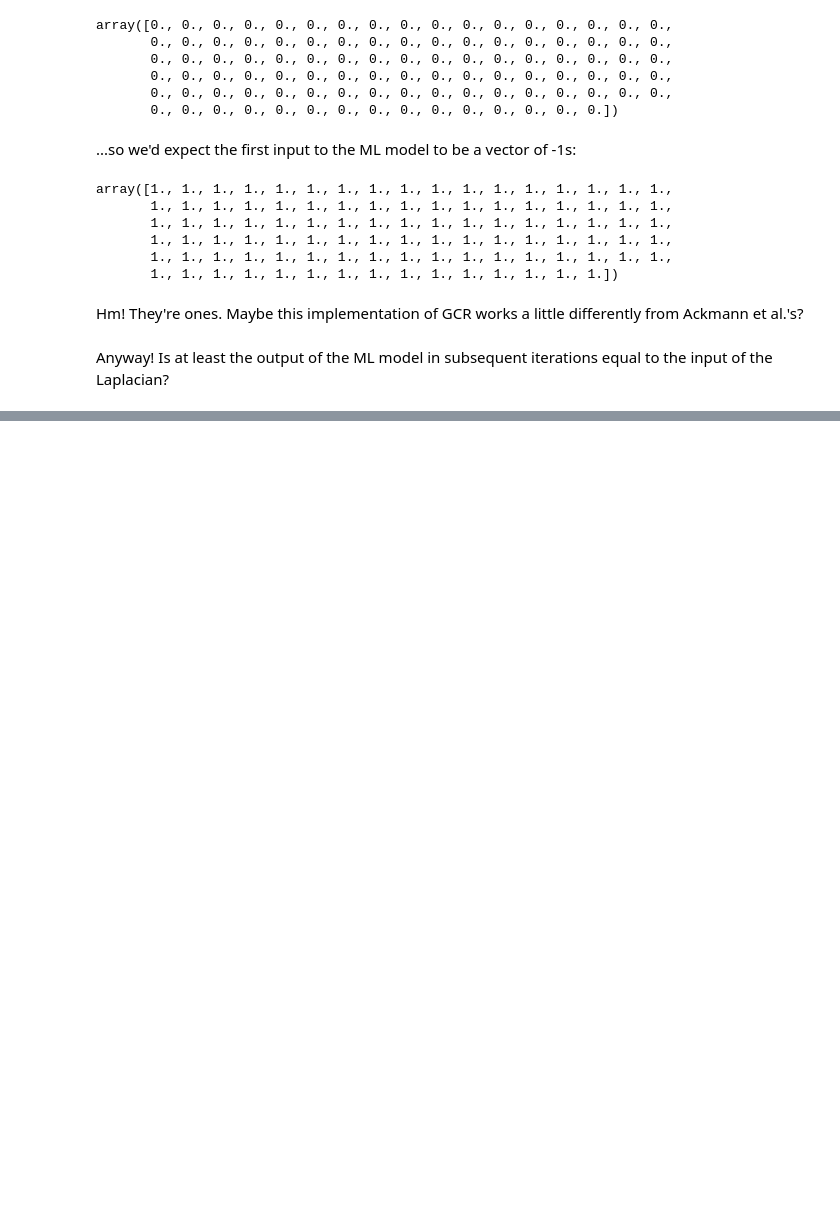
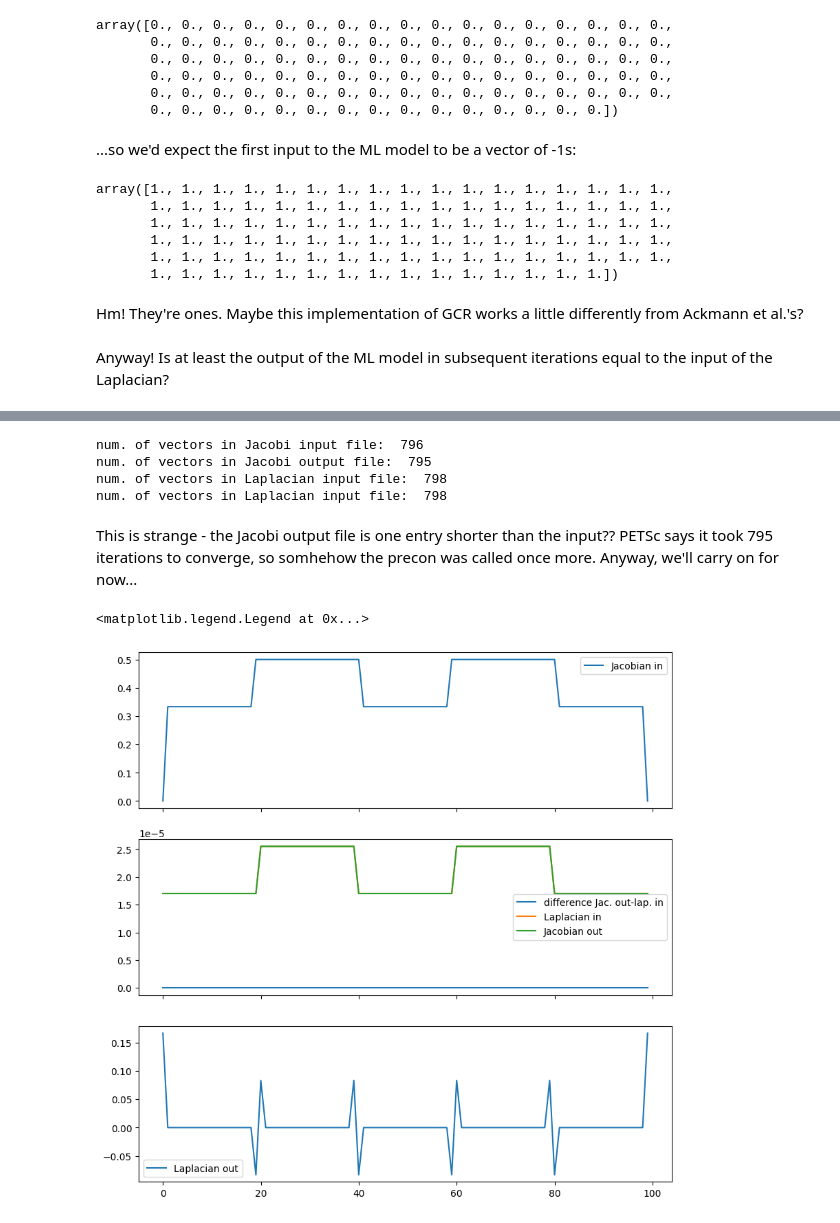
Before and after one commit to benni-bu/gusto, a Jupyter notebook: learning/testnb.ipynb, the cells around one changed output, grey strips where cells are left out. Drawn from its saved outputs; the diff is of its cells as text; code cells hidden in the pictures; blank space fills up the shorter version.

```diff
--- a/learning/testnb.ipynb
+++ b/learning/testnb.ipynb
@@ -285,0 +304,34 @@ No! Although the difference is always quite small. Another striking feature is t
+# %%
+exp = 'jacobi/'
+jac_invecs = np.loadtxt(datadir + exp + 'jac_invecs.txt', delimiter=',')
+jac_outvecs = np.loadtxt(datadir + exp + 'jac_outvecs.txt', delimiter=',')
+lapl_jac_invecs = np.loadtxt(datadir + exp + 'lapl_invecs.txt', delimiter=',')
+lapl_jac_outvecs = np.loadtxt(datadir + exp + 'lapl_outvecs.txt', delimiter=',')
+
+print('num. of vectors in Jacobi input file: ', len(jac_invecs))
+print('num. of vectors in Jacobi output file: ', len(jac_outvecs))
+print('num. of vectors in Laplacian input file: ', len(lapl_jac_invecs))
+print('num. of vectors in Laplacian input file: ', len(lapl_jac_outvecs))
+# %% [output]
+num. of vectors in Jacobi input file:  796
+num. of vectors in Jacobi output file:  795
+num. of vectors in Laplacian input file:  798
+num. of vectors in Laplacian input file:  798
+# %% [markdown]
+This is strange - the Jacobi output file is one entry shorter than the input?? PETSc says it took 795 iterations to converge, so somhehow the precon was called once more. Anyway, we'll carry on for now...
+# %%
+it = 60
+fig, ax = plt.subplots(3,1, sharex = True, figsize = (10, 10))
+#somehow, we need to off-set the Laplacian data by two to get the input and output to match. So here laplacian is called another moot time?
+ax[1].plot(jac_outvecs[it] - lapl_jac_invecs[it+2], label = 'difference Jac. out-lap. in')
+ax[1].plot(lapl_jac_invecs[it+2], label = 'Laplacian in')
+ax[1].plot(jac_outvecs[it], label = 'Jacobian out')
+ax[1].legend()
+
+ax[0].plot(jac_invecs[it], label = 'Jacobian in')
+ax[2].plot(lapl_jac_outvecs[it+2], label = 'Laplacian out')
+ax[0].legend()
+ax[2].legend()
+# %% [output]
+<matplotlib.legend.Legend at 0x...>
+[figure, added]
```
Also changed, not shown: parts of 13 cells of this notebook, 2 other files.
